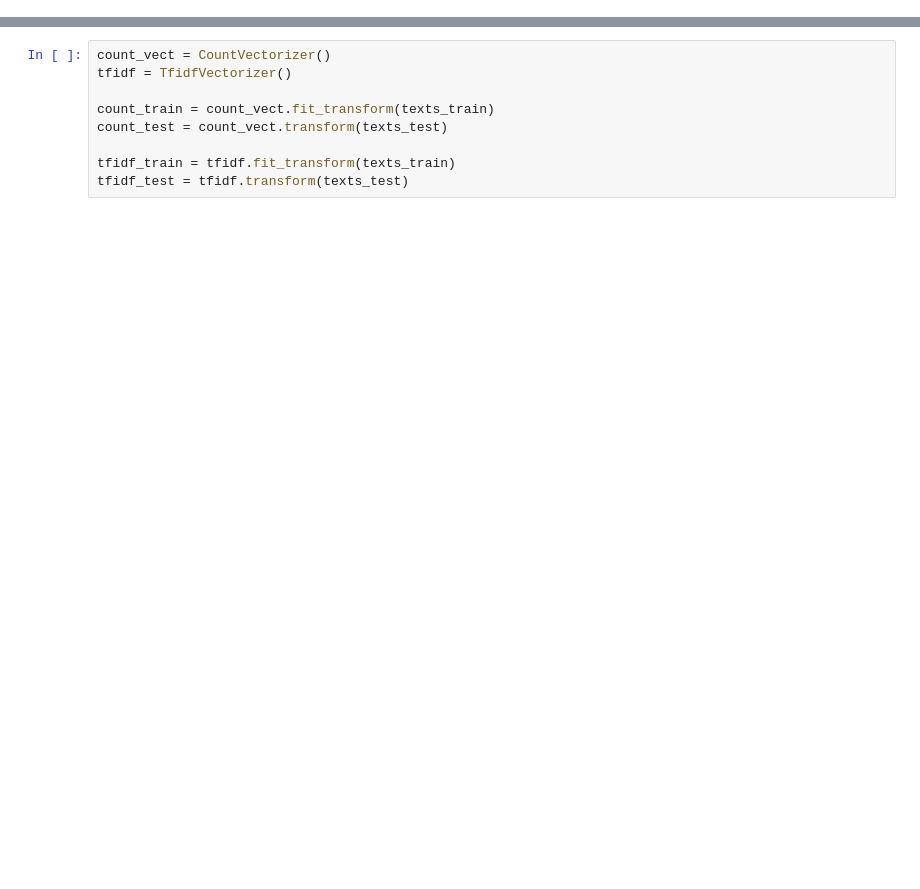
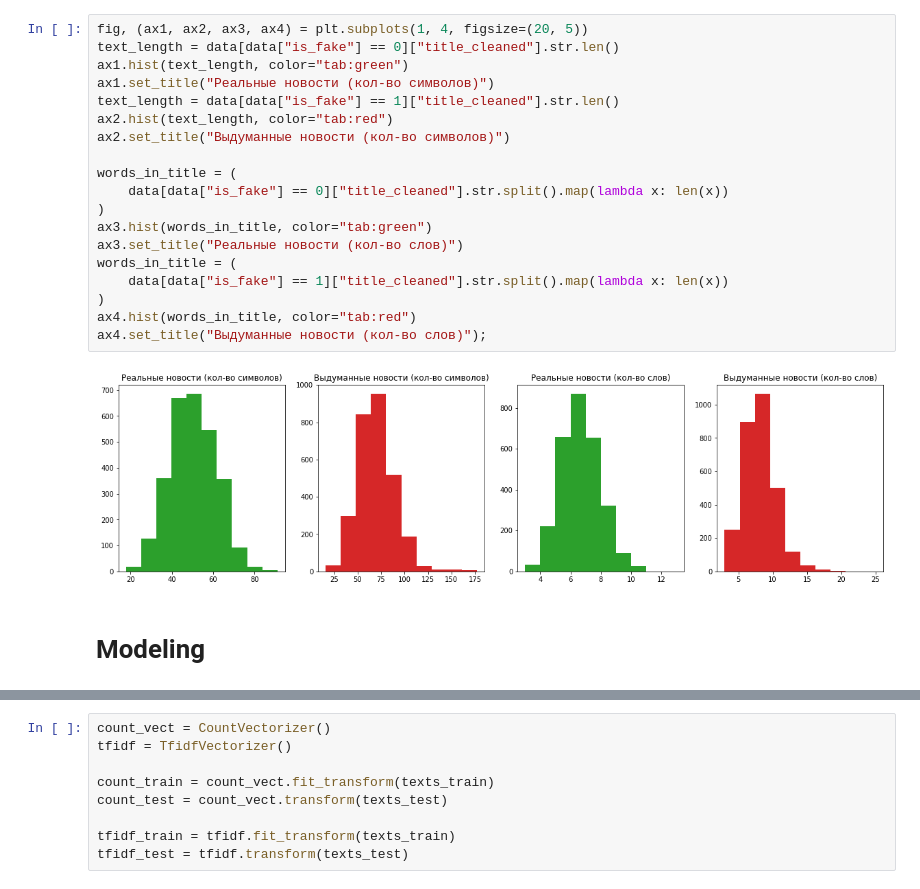
Before and after one commit to tinctura13/kontyp, a Jupyter notebook: kontyp.ipynb, the cells around one changed output, grey strips where cells are left out. Saved outputs shown, nothing was run; the diff lists cells and outputs as text; blank space fills up the shorter version.

```diff
--- a/kontyp.ipynb
+++ b/kontyp.ipynb
@@ -114,0 +106,23 @@ from sklearn import metrics
+# %%
+fig, (ax1, ax2, ax3, ax4) = plt.subplots(1, 4, figsize=(20, 5))
+text_length = data[data["is_fake"] == 0]["title_cleaned"].str.len()
+ax1.hist(text_length, color="tab:green")
+ax1.set_title("Реальные новости (кол-во символов)")
+text_length = data[data["is_fake"] == 1]["title_cleaned"].str.len()
+ax2.hist(text_length, color="tab:red")
+ax2.set_title("Выдуманные новости (кол-во символов)")
+
+words_in_title = (
+    data[data["is_fake"] == 0]["title_cleaned"].str.split().map(lambda x: len(x))
+)
+ax3.hist(words_in_title, color="tab:green")
+ax3.set_title("Реальные новости (кол-во слов)")
+words_in_title = (
+    data[data["is_fake"] == 1]["title_cleaned"].str.split().map(lambda x: len(x))
+)
+ax4.hist(words_in_title, color="tab:red")
+ax4.set_title("Выдуманные новости (кол-во слов)");
+# %% [output]
+[figure, added]
+# %% [markdown]
+# Modeling
```
Also changed, not shown: parts of 75 cells of this notebook.
